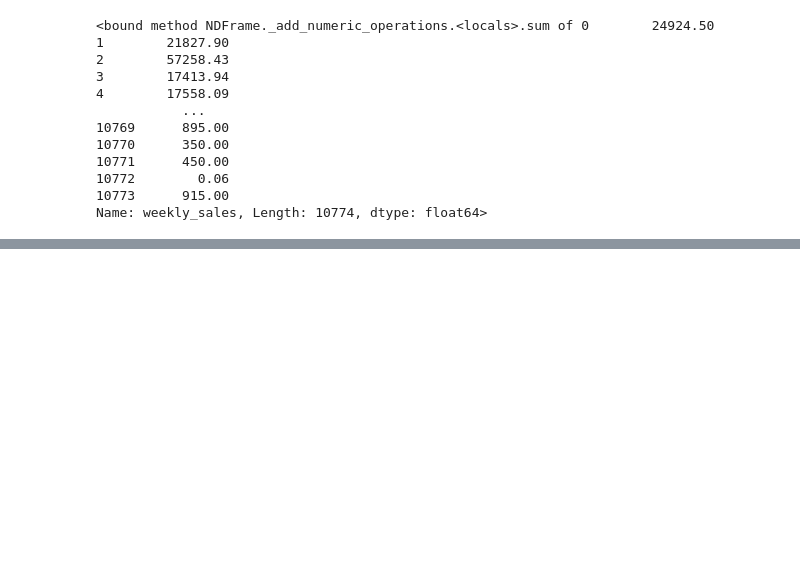
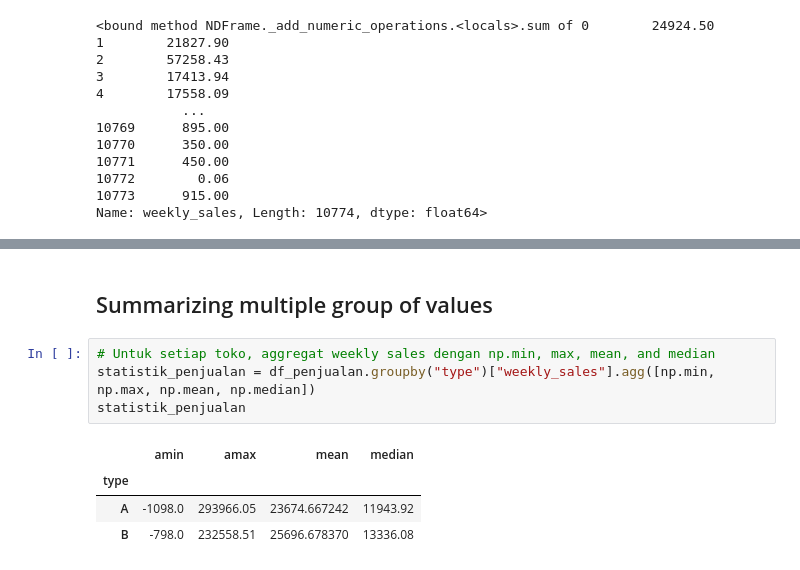
Before and after one commit to abrahamtambac/PythonforDataScience, a Jupyter notebook: codes/Latihan_6(DATA MANIPULATION WITH PANDAS LIBRARY 1).ipynb, the cells around one changed output, grey strips where cells are left out. Cells and saved outputs as stored; diff of their text form; blank space fills up the shorter version.

```diff
--- a/codes/Latihan_6(DATA MANIPULATION WITH PANDAS LIBRARY 1).ipynb
+++ b/codes/Latihan_6(DATA MANIPULATION WITH PANDAS LIBRARY 1).ipynb
@@ -398,0 +437,11 @@ tipe_a
+# %% [markdown]
+## Summarizing multiple group of values
+# %%
+# Untuk setiap toko, aggregat weekly sales dengan np.min, max, mean, and median
+statistik_penjualan = df_penjualan.groupby("type")["weekly_sales"].agg([np.min, np.max, np.mean, np.median])
+statistik_penjualan
+# %% [output]
+|  | amin | amax | mean | median |
+| type |  |  |  |  |
+| A | -1098.0 | 293966.05 | 23674.667242 | 11943.92 |
+| B | -798.0 | 232558.51 | 25696.678370 | 13336.08 |
```
Also changed, not shown: parts of 6 cells of this notebook.
